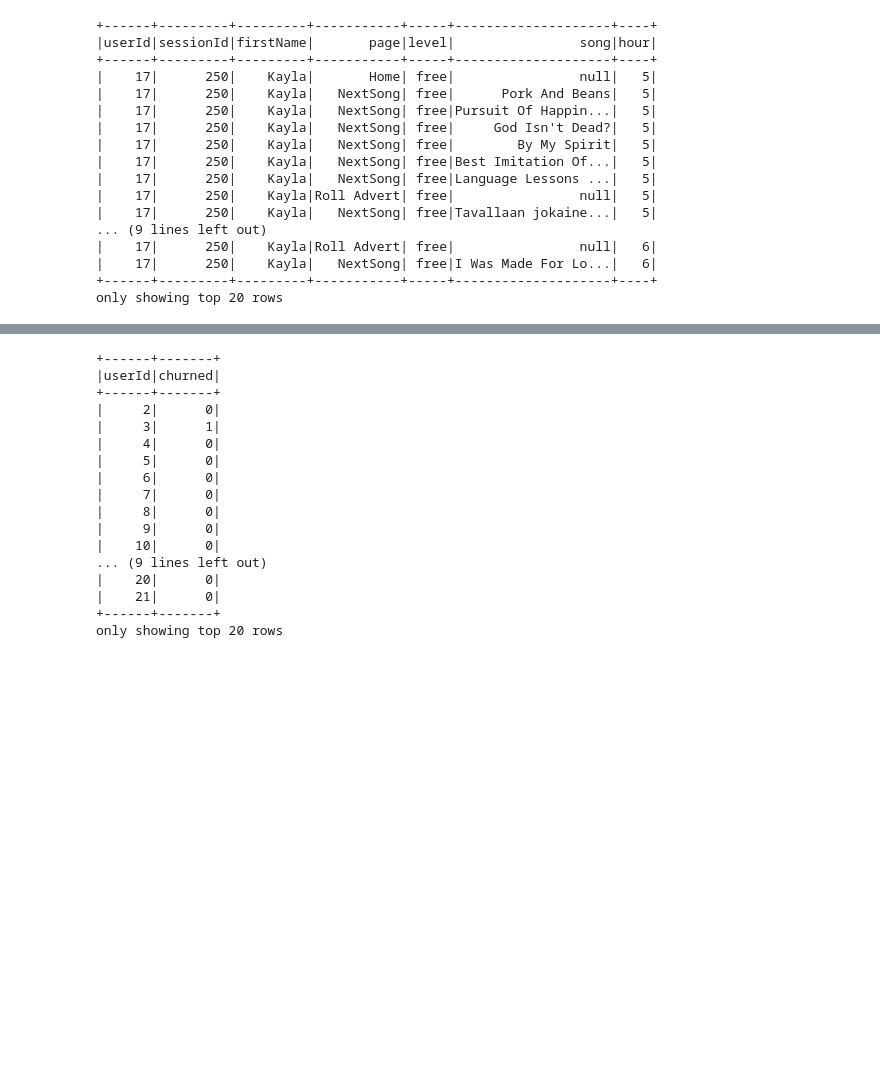
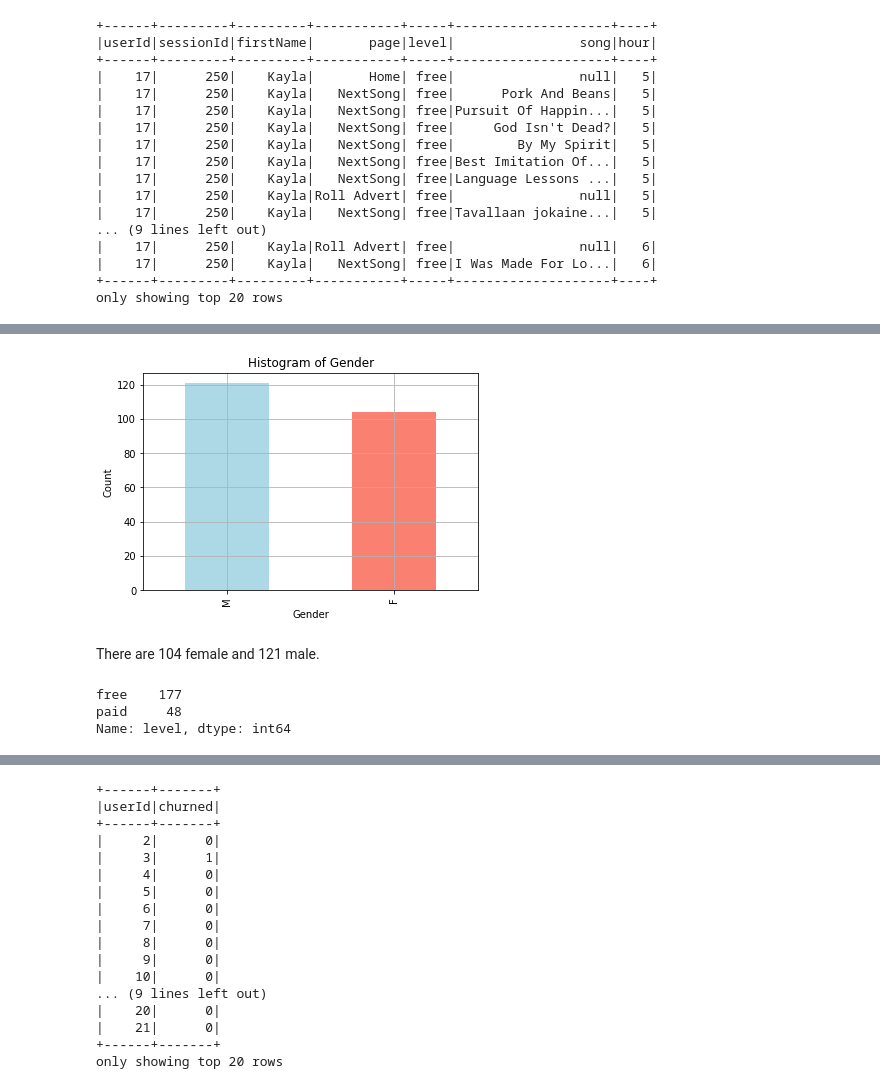
Before and after one commit to kmera/Sparkify_Project, a Jupyter notebook: Sparkify.ipynb, the cells around one changed output, grey strips where cells are left out. Drawn from its saved outputs; the diff is of its cells as text; code cells hidden in the pictures; blank space fills up the shorter version.

```diff
--- a/Sparkify.ipynb
+++ b/Sparkify.ipynb
@@ -308,0 +386,18 @@ only showing top 20 rows
+# %%
+# hist of gender
+user_churn_pd['gender'].value_counts().plot(kind="bar", color=["lightblue", "salmon"])
+plt.title("Histogram of Gender")
+plt.xlabel("Gender")
+plt.ylabel("Count")
+plt.grid();
+# %% [output]
+[figure, added]
+# %% [markdown]
+There are 104 female and 121 male.
+# %%
+# table of level
+user_churn_pd['level'].value_counts()
+# %% [output]
+free    177
+paid     48
+Name: level, dtype: int64
```
Also changed, not shown: parts of 33 cells of this notebook.
